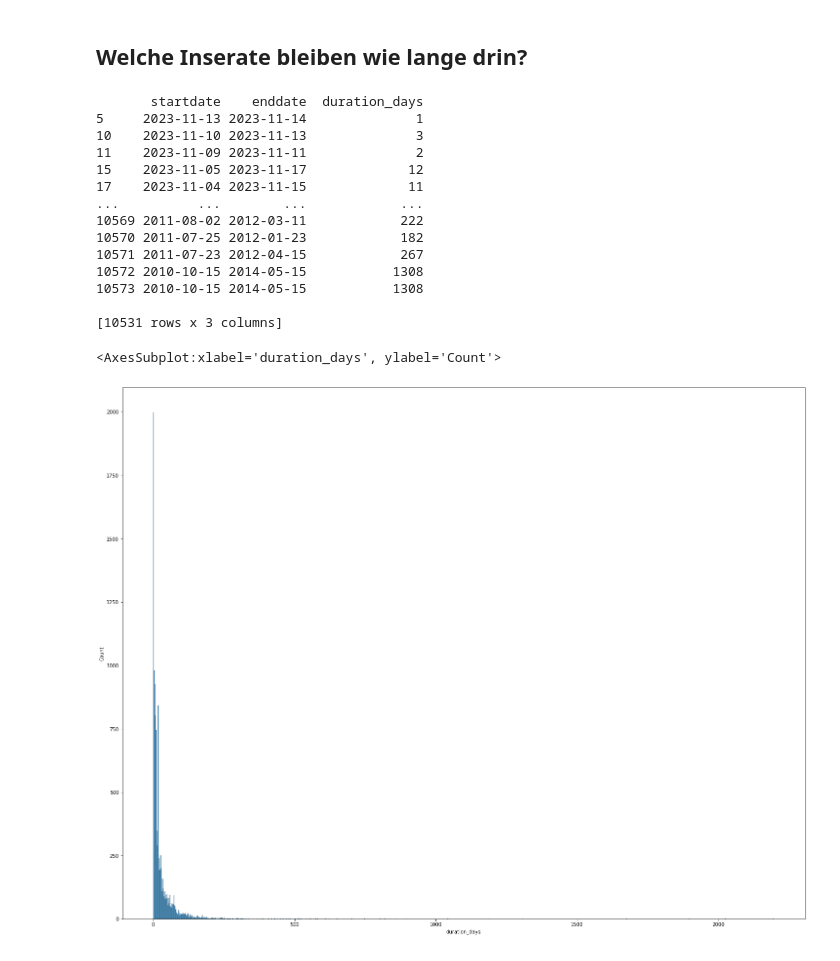
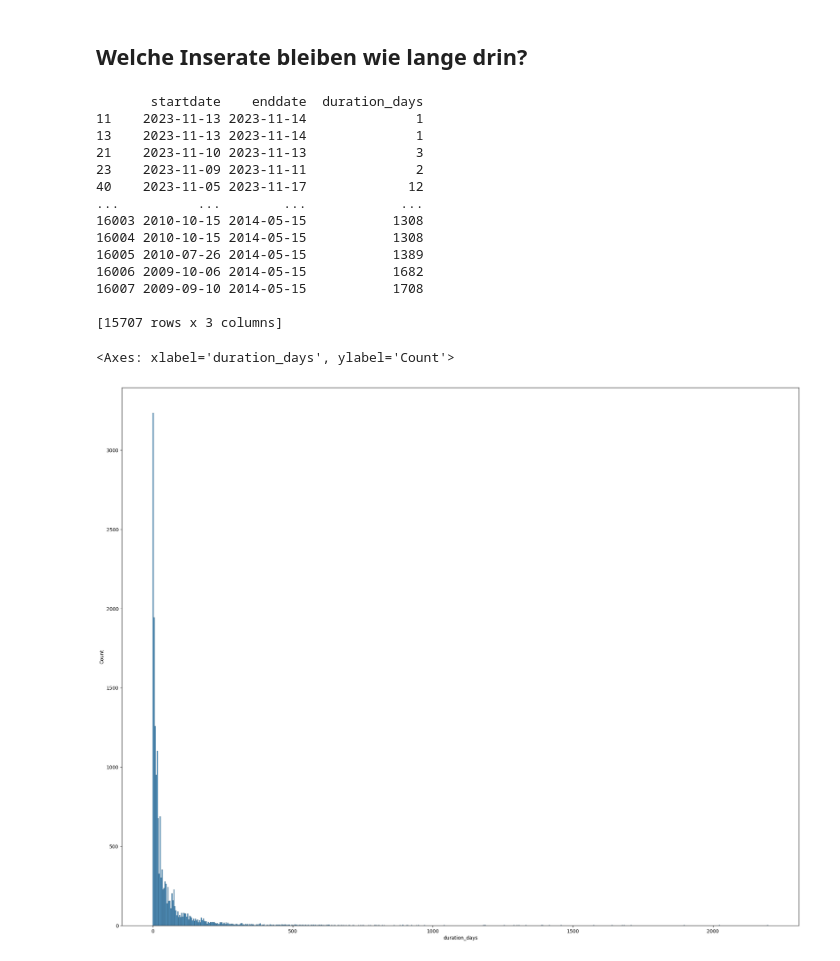
Before and after one commit to okihnjo/DataLiteracy, a Jupyter notebook: notebooks/correlations.ipynb, the cells around one changed output. Saved outputs shown, nothing was run; the diff lists cells and outputs as text; code cells hidden in the pictures.

```diff
--- a/notebooks/correlations.ipynb
+++ b/notebooks/correlations.ipynb
@@ -7,7 +7,7 @@ from sklearn.metrics import r2_score, mean_squared_error
 from sklearn.linear_model import LinearRegression
 from sklearn.model_selection import train_test_split
 # %%
-df = pd.read_csv("/Users/lilieven/Documents/Master/Dataliteracy_2/testlizenz-tuebingen-dataliteracy4students_1701258214900/testlizenz-tuebingen-dataliteracy4students_1701258214900.csv", sep=";", encoding='unicode_escape', decimal=",")
+df = pd.read_csv("../testlizenz-tuebingen-dataliteracy4students_1700939273256.csv", sep=";", encoding='unicode_escape', decimal=",")
 # %% [markdown]
 ## Heatmap
 Um die Korrelationen zwischen den Parametern zuerkennen, haben wir eine Heatmap erstellt.
@@ -205,29 +216,31 @@ plt.show()
 # %%
 df= df.dropna(subset=['startdate', 'enddate'])
 
 df['startdate'] = pd.to_datetime(df['startdate'])
 df['enddate'] = pd.to_datetime(df['enddate'])
 
 df['duration'] = df['enddate'] - df['startdate']
 df['duration_days'] = df['duration'].dt.days
 
 print(df[['startdate', 'enddate', 'duration_days']])
 plt.subplots(figsize=(25, 20))
-sns.histplot(data=df, x="duration_days")
+# plot with log-sclaed y-axis
+sns.histplot(data=df, x="duration_days", log_scale=(False, False))# , bins=200)
+# TODO cut after 2 years
 # %% [output]
        startdate    enddate  duration_days
-5     2023-11-13 2023-11-14              1
-10    2023-11-10 2023-11-13              3
-11    2023-11-09 2023-11-11              2
-15    2023-11-05 2023-11-17             12
-17    2023-11-04 2023-11-15             11
+11    2023-11-13 2023-11-14              1
+13    2023-11-13 2023-11-14              1
+21    2023-11-10 2023-11-13              3
+23    2023-11-09 2023-11-11              2
+40    2023-11-05 2023-11-17             12
 ...          ...        ...            ...
-10569 2011-08-02 2012-03-11            222
-10570 2011-07-25 2012-01-23            182
-10571 2011-07-23 2012-04-15            267
-10572 2010-10-15 2014-05-15           1308
-10573 2010-10-15 2014-05-15           1308
+16003 2010-10-15 2014-05-15           1308
+16004 2010-10-15 2014-05-15           1308
+16005 2010-07-26 2014-05-15           1389
+16006 2009-10-06 2014-05-15           1682
+16007 2009-09-10 2014-05-15           1708
 
-[10531 rows x 3 columns]
+[15707 rows x 3 columns]
-<AxesSubplot:xlabel='duration_days', ylabel='Count'>
+<Axes: xlabel='duration_days', ylabel='Count'>
-[figure, old version]
+[figure, new version]
```
Also changed, not shown: parts of 4 cells of this notebook.
